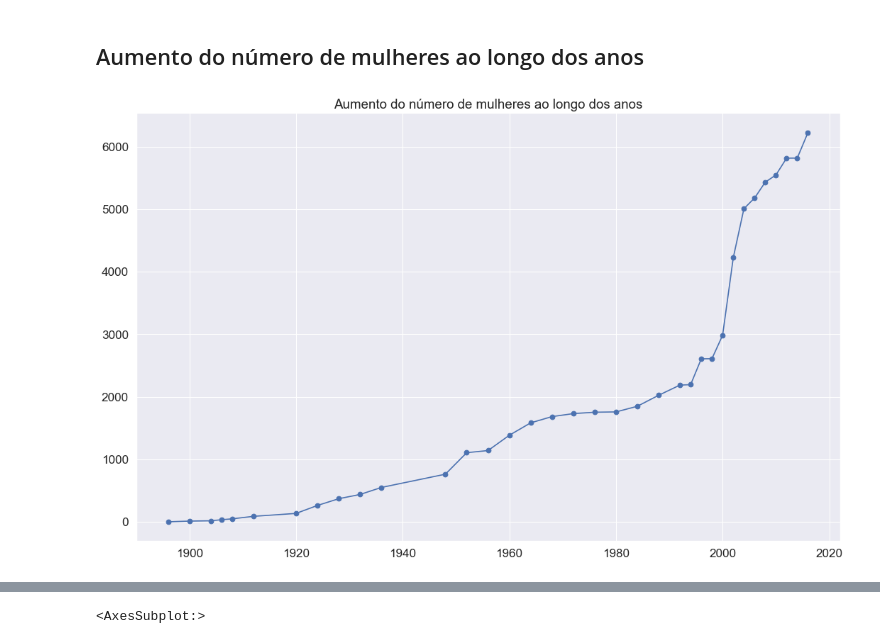
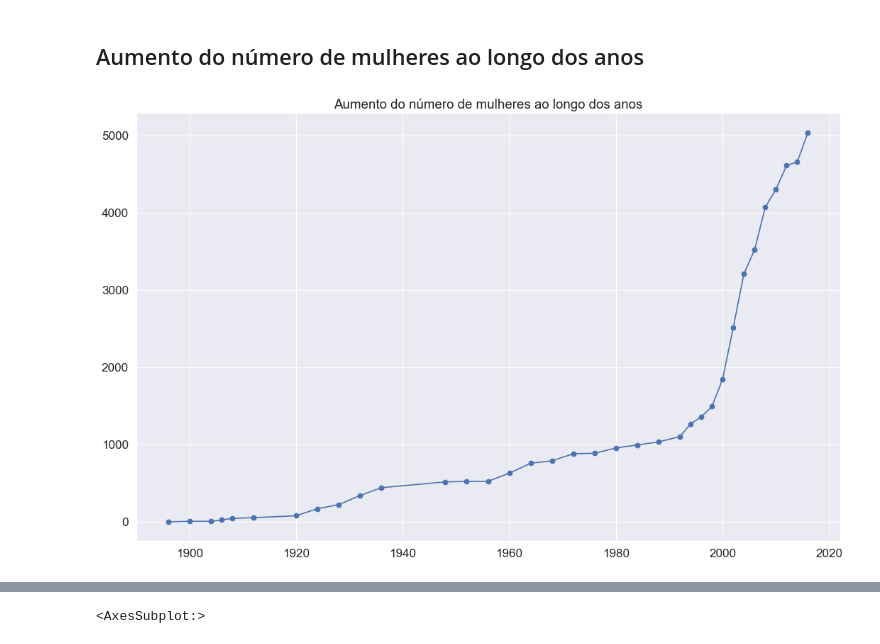
Before and after one commit to thalissonfelipe/mineracao, a Jupyter notebook: Relatorio.ipynb, the cells around one changed output, grey strips where cells are left out. Cells and saved outputs as stored; diff of their text form; code cells hidden in the pictures.

```diff
--- a/Relatorio.ipynb
+++ b/Relatorio.ipynb
@@ -88,14 +88,15 @@ df.loc[(df['Name'] == 'Choi Myong-Hui')]
 Podemos ver nos gráficos abaixo que o número de homens participando de olímpidas é bem maior que o número de mulheres. Somente 27.5% de mulheres presente nas olímpiadas.
 # %%
 fig, axes = plt.subplots(nrows=1, ncols=1)
-df.Sex.value_counts(normalize=True).plot(kind='pie', ax=axes, autopct='%1.1f%%')
+_df = df.drop_duplicates(subset='ID', keep="first")
+_df.Sex.value_counts(normalize=True).plot(kind='pie', ax=axes, autopct='%1.1f%%')
 axes.set_ylabel('')
 plt.show()
 
-sns.set(font_scale=1.4)
-df['Sex'].value_counts().plot(kind='bar', figsize=(7, 6), rot=0)
-plt.xlabel("Gênero", labelpad=14)
-plt.ylabel("Número de pessoas", labelpad=14)
-plt.title("Número de pessoas por gênero", y=1.02);
-plt.show()
+# sns.set(font_scale=1.4)
+# _df.Sex.value_counts().plot(kind='bar', figsize=(7, 6), rot=0)
+# plt.xlabel("Gênero", labelpad=14)
+# plt.ylabel("Número de pessoas", labelpad=14)
+# plt.title("Número de pessoas por gênero", y=1.02);
+# plt.show()
 # %% [output]
@@ -148,22 +148,15 @@ A maioria dos medalhistas de ouro do Rio de Janeiro são jovens entre 21 e 30 an
 # %%
 # cálculo do número de mulheres ao longo dos anos
 df_women = df.loc[df['Sex'] == 'F']
-women = {k: len(list(v)) for k, v in df_women.groupby('Year')['Sex']}
+women = {k: np.unique(list(v)).size for k, v in df_women.groupby('Year')['ID']}
 women[1896] = 0 # adicionado na mão, pq na primeira olimpíada não teve nenhuma mulher
 
-x = sorted(women.keys())
-y = sorted(women.values())
+xw = sorted(women.keys())
+yw = sorted(women.values())
 
 plt.figure(figsize=(16,10), dpi= 80)
-plt.plot(x, y, '-o')
+plt.plot(xw, yw, '-o')
 plt.title('Aumento do número de mulheres ao longo dos anos')
-
-for x, y in zip(x, y):
-    ha = 'right'
-    if y == 2193 or y == 2608 or y == 5816:
-        ha = 'left'
-#     plt.annotate(y, (x, y), xytext=(0, 10), textcoords='offset points', ha=ha)
-
 plt.show()
 # %% [output]
-[figure, old version]
+[figure, new version]
```
Also changed, not shown: parts of 15 cells of this notebook.
